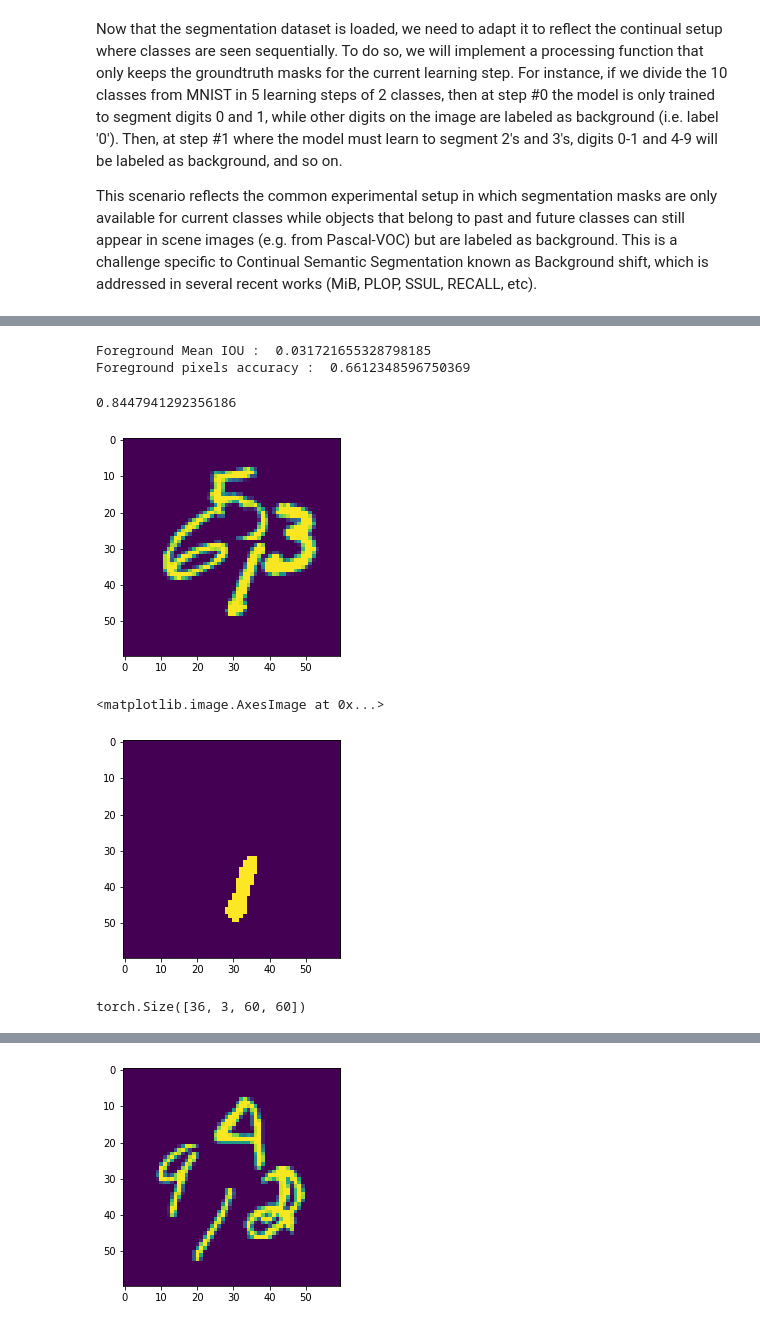
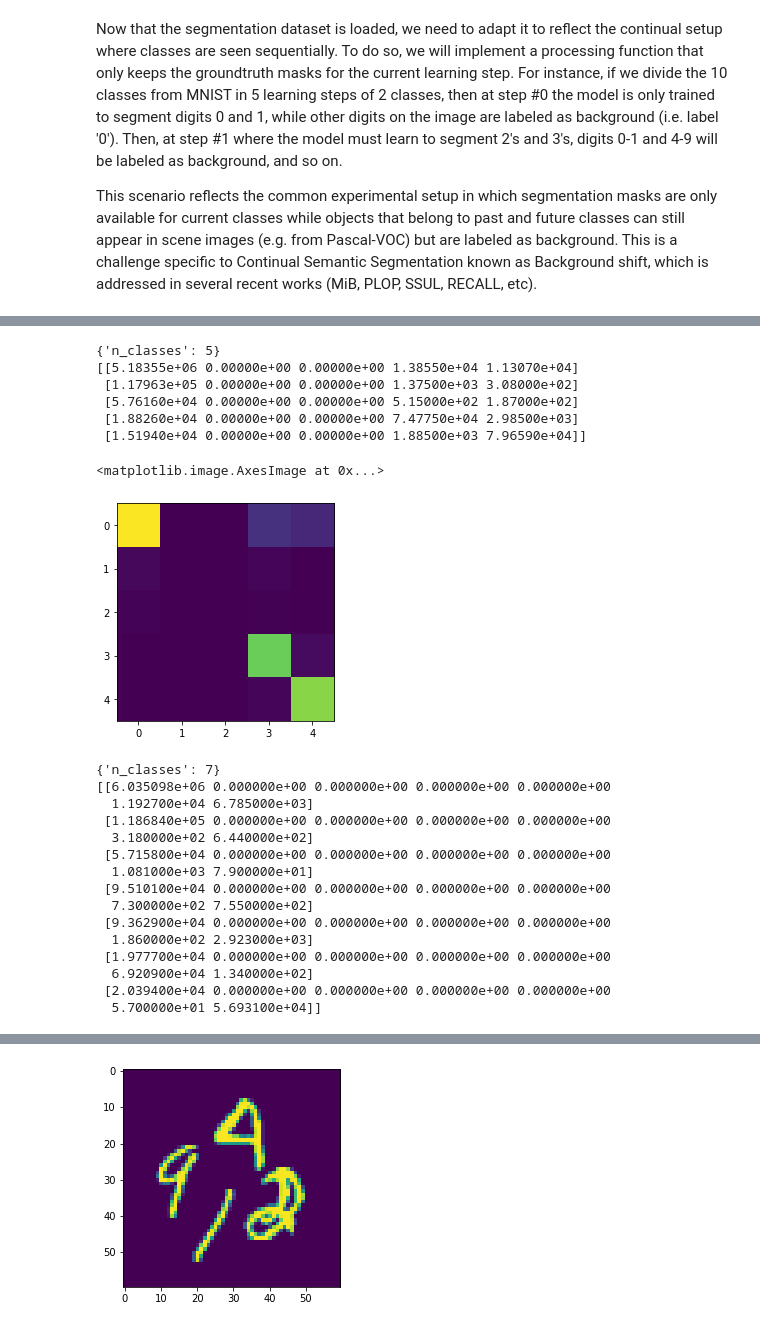
Before and after one commit to mapaf2/mnist-continual-seg, a Jupyter notebook: continual_segmentation_mnist.ipynb, the cells around one changed output, grey strips where cells are left out. Saved outputs shown, nothing was run; the diff lists cells and outputs as text; code cells hidden in the pictures.

```diff
--- a/continual_segmentation_mnist.ipynb
+++ b/continual_segmentation_mnist.ipynb
@@ -310,37 +318,22 @@ evaluater = Evaluater(model, metrics_manager)
-# %%
-evaluater.test(test_loader)
-# %% [output]
-Foreground Mean IOU :  0.031721655328798185
-Foreground pixels accuracy :  0.6612348596750369
-# %%
-171527/203040
-# %% [output]
-0.8447941292356186
-# %%
-model = model.eval()
-test_x, test_y = next(iter(test_loader))
-test_x, test_y = test_x.cuda(), test_y.cuda()
-plt.imshow(test_x[4][0].detach().cpu())
-plt.show()
-pred = model(test_x.float())
-_, pred = torch.max(pred, dim=1)
-plt.imshow(pred[4].detach().cpu(), vmax=2)
-# %% [output]
-[figure, removed]
-<matplotlib.image.AxesImage at 0x...>
-[figure, removed]
-# %%
-pred.shape
-# %% [output]
-torch.Size([36, 3, 60, 60])
 # %%
-
-#train_data.next_task()
-train_loader = data.DataLoader(train_data, batch_size=8)
+train_data.next_task()
+train_loader = data.DataLoader(train_data, batch_size=36)
 trainer.next_task(new_classes = [3,2])#,2,2,2])
+test_data.next_task()
+test_loader = data.DataLoader(test_data, batch_size=8)
 optimizer = torch.optim.Adam(lr = 0.0005, params=trainer.model.parameters())
 trainer.optim = optimizer
+metrics_manager = MetricsManager(["confusion_matrix"], n_classes=5)
+evaluater = Evaluater(trainer.model, metrics_manager)
 
 for i in range(100):
   trainer.train(0, train_loader)
+evaluater.test(test_loader)
 torch.save(model.state_dict(), f"checkpoints/task-{trainer.curr_task}.pth")
+# %% [output]
+{'n_classes': 5}
+[[5.18355e+06 0.00000e+00 0.00000e+00 1.38550e+04 1.13070e+04]
+ [1.17963e+05 0.00000e+00 0.00000e+00 1.37500e+03 3.08000e+02]
+ [5.76160e+04 0.00000e+00 0.00000e+00 5.15000e+02 1.87000e+02]
+ [1.88260e+04 0.00000e+00 0.00000e+00 7.47750e+04 2.98500e+03]
+ [1.51940e+04 0.00000e+00 0.00000e+00 1.88500e+03 7.96590e+04]]
@@ -349,0 +340,36 @@ test_loader = data.DataLoader(test_data, batch_size=8)
+# %%
+plt.imshow(metrics_manager.metrics[0].confusion_matrix/np.sum(metrics_manager.metrics[0].confusion_matrix, axis=-1), vmax=1)
+# %% [output]
+<matplotlib.image.AxesImage at 0x...>
+[figure, added]
+# %%
+train_data.next_task()
+train_loader = data.DataLoader(train_data, batch_size=36)
+trainer.next_task(new_classes = [3,2,2])#,2,2,2])
+test_data.next_task()
+test_loader = data.DataLoader(test_data, batch_size=8)
+optimizer = torch.optim.Adam(lr = 0.0005, params=trainer.model.parameters())
+trainer.optim = optimizer
+metrics_manager = MetricsManager(["confusion_matrix"], n_classes=7)
+evaluater = Evaluater(trainer.model, metrics_manager)
+
+for i in range(100):
+  trainer.train(0, train_loader)
+evaluater.test(test_loader)
+torch.save(model.state_dict(), f"checkpoints/task-{trainer.curr_task}.pth")
+# %% [output]
+{'n_classes': 7}
+[[6.035098e+06 0.000000e+00 0.000000e+00 0.000000e+00 0.000000e+00
+  1.192700e+04 6.785000e+03]
+ [1.186840e+05 0.000000e+00 0.000000e+00 0.000000e+00 0.000000e+00
+  3.180000e+02 6.440000e+02]
+ [5.715800e+04 0.000000e+00 0.000000e+00 0.000000e+00 0.000000e+00
+  1.081000e+03 7.900000e+01]
+ [9.510100e+04 0.000000e+00 0.000000e+00 0.000000e+00 0.000000e+00
+  7.300000e+02 7.550000e+02]
+ [9.362900e+04 0.000000e+00 0.000000e+00 0.000000e+00 0.000000e+00
+  1.860000e+02 2.923000e+03]
+ [1.977700e+04 0.000000e+00 0.000000e+00 0.000000e+00 0.000000e+00
+  6.920900e+04 1.340000e+02]
+ [2.039400e+04 0.000000e+00 0.000000e+00 0.000000e+00 0.000000e+00
+  5.700000e+01 5.693100e+04]]
```
Also changed, not shown: parts of 15 cells of this notebook, 3 other files.
